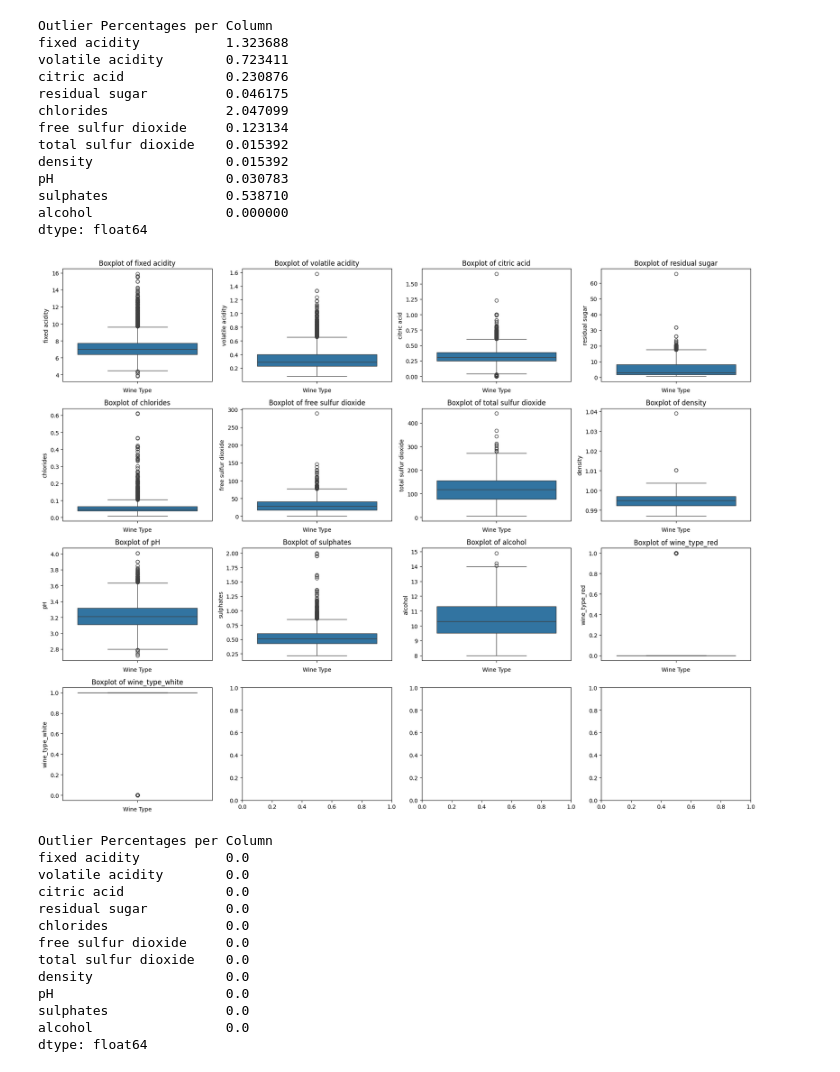
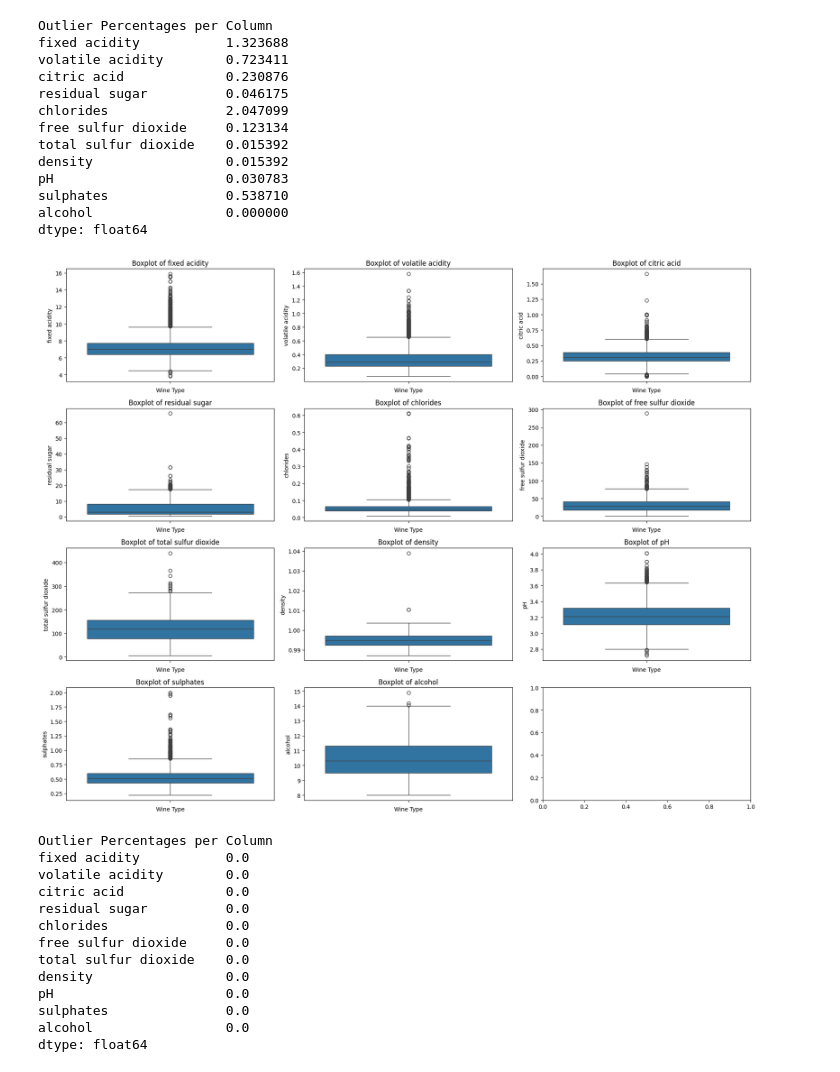
Before and after one commit to bercaakbayir/unimi-dse-ml-project, a Jupyter notebook: main.ipynb, the cells around one changed output. Cells and saved outputs as stored; diff of their text form; code cells hidden in the pictures.

```diff
--- a/main.ipynb
+++ b/main.ipynb
@@ -165,7 +171,7 @@ for col in features:
         'Feature': col,
         'U-statistic': stat,
         'p-value': p,
-        'Significant': 'Yes' if p < 0.05 else 'No'
+        'Significant': 'Yes' if p >= 0.05 else 'No'
     })
 
 # Convert to DataFrame
@@ -244,10 +253,10 @@ wines_encoded
 # %%
 fig, axes = plt.subplots(4, 4, figsize=(18, 14))
 axes = axes.flatten()
-features = [col for col in wines.columns if col != 'quality']
+features = [col for col in wines_encoded.columns if col != 'quality']
 
 for i, col in enumerate(features):
-    sns.histplot(data=wines, x=col, hue='quality', kde=False, ax=axes[i],
+    sns.histplot(data=wines_encoded, x=col, hue='quality', kde=False, ax=axes[i],
                  element='step', stat='density', common_norm=False, legend=True)
     axes[i].set_title(f'Histogram of {col}')
 
@@ -256,5 +265,7 @@ for j in range(len(features), len(axes)):
     axes[j].axis('off')
 
 plt.tight_layout()
+plt.savefig('dist_target_based.png', dpi=300)
+
 plt.show()
 # %% [output]
@@ -320,21 +331,23 @@ sulphates               0.538710
 alcohol                 0.000000
 dtype: float64
 # %%
-fig, axes = plt.subplots(4, 4, figsize=(18, 14))
+fig, axes = plt.subplots(4, 3, figsize=(18, 14))
 axes = axes.flatten()
-features = [col for col in wines_encoded.columns if col != 'quality']
+features = [col for col in wines_encoded.columns if col != 'quality' and col!= 'wine_type_red' and col!= 'wine_type_white']
 
 for i, col in enumerate(features):
     sns.boxplot(data=wines_encoded, y=col, ax=axes[i])
     axes[i].set_title(f'Boxplot of {col}')
     axes[i].set_xlabel('Wine Type')
     axes[i].set_ylabel(col)
 
 
 plt.tight_layout()
+plt.savefig('wine_boxplots.png', dpi=300)
+
 plt.show()
 # %% [output]
-[figure, old version]
+[figure, new version]
 # %%
 wines_encoded_capped = cap_outliers_iqr(wines_encoded)
 # %%
```
Also changed, not shown: parts of 11 cells of this notebook, 6 other files.
